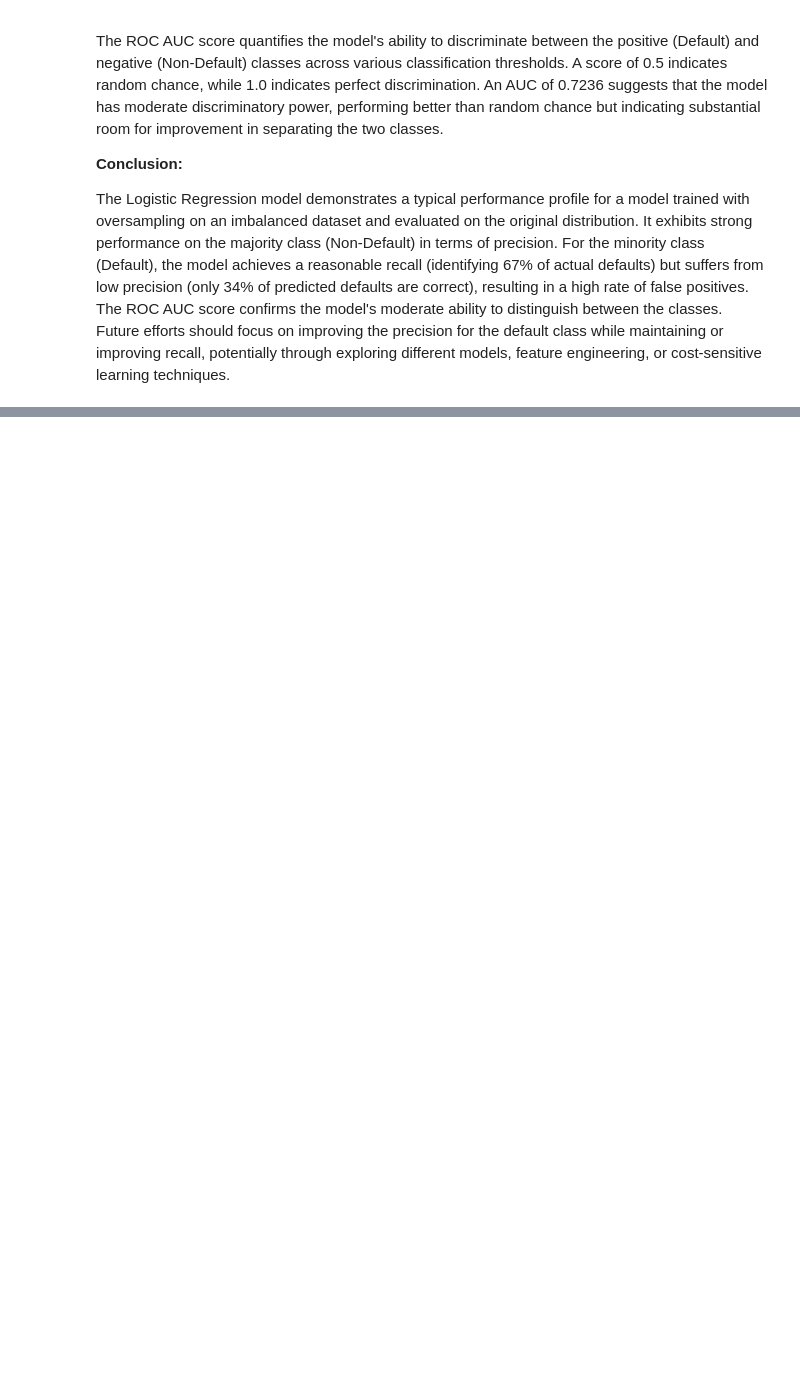
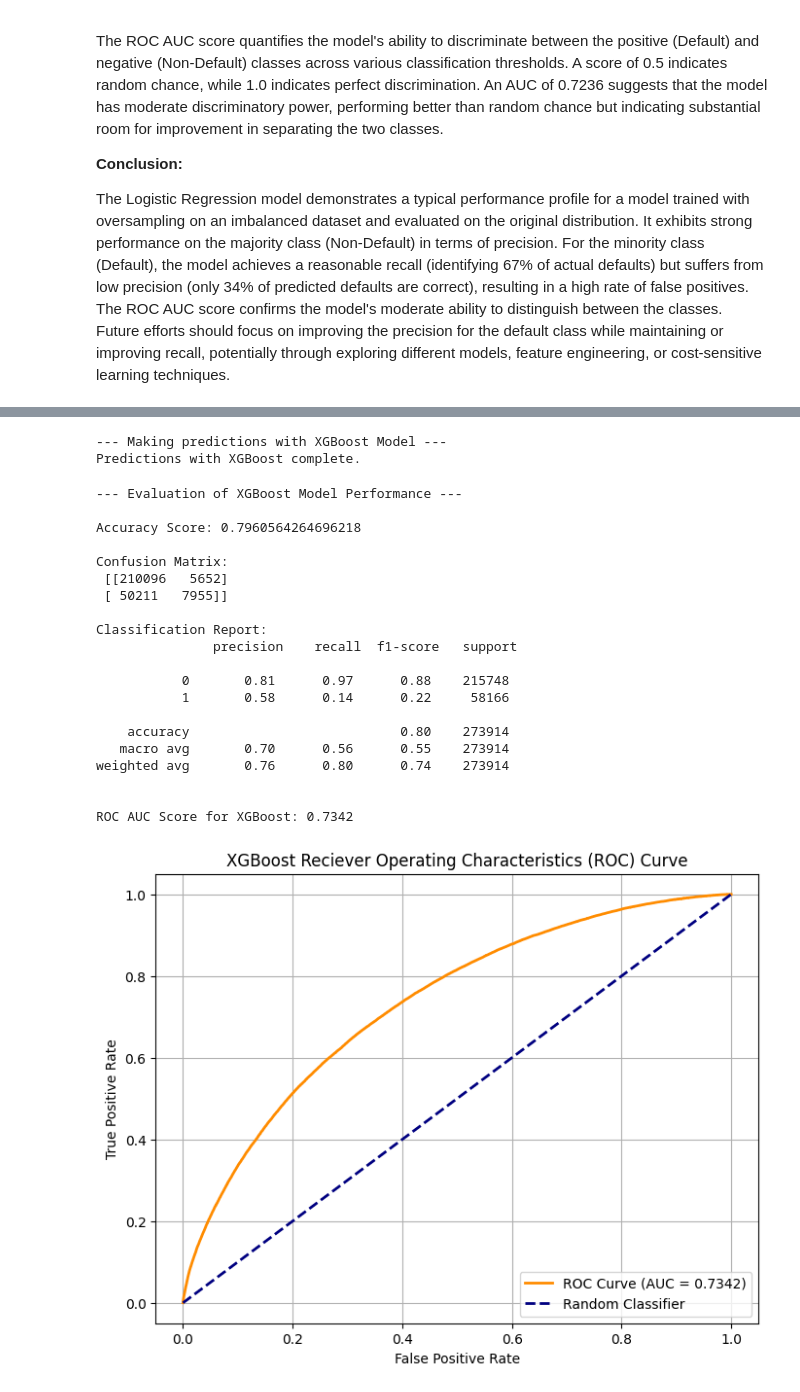
Before and after one commit to Siph0n2709/Credit-Risk-Prediction-ML, a Jupyter notebook: 03_Model_Training_and_Eval.ipynb, the cells around one changed output, grey strips where cells are left out. Cells and saved outputs as stored; diff of their text form; code cells hidden in the pictures; blank space fills up the shorter version.

Commit message:
Model Evaluation: Analyzed XGBoost performance and extracted feature importance

```diff
--- a/03_Model_Training_and_Eval.ipynb
+++ b/03_Model_Training_and_Eval.ipynb
@@ -630,0 +675,66 @@ The Logistic Regression model demonstrates a typical performance profile for a m
+# %%
+print("\n--- Making predictions with XGBoost Model ---")
+y_pred_xgb = xgb_model.predict(X_test)
+y_prob_xgb = xgb_model.predict_proba(X_test)[:, 1]  # Get probabilities for the positive class (1 = Default)
+print("Predictions with XGBoost complete.")
+# %% [output]
+--- Making predictions with XGBoost Model ---
+Predictions with XGBoost complete.
+# %%
+from sklearn.metrics import auc # should have been done at the start
+
+print("\n--- Evaluation of XGBoost Model Performance ---")
+
+print("\nAccuracy Score:", accuracy_score(y_test, y_pred_xgb))  # Accuracy
+print("\nConfusion Matrix:\n", confusion_matrix(y_test, y_pred_xgb))  # Confusion Matrix
+print("\nClassification Report:\n", classification_report(y_test, y_pred_xgb))  # Classification Report
+
+# ROC AUC Score for XGBoost
+roc_auc_xgb = roc_auc_score(y_test, y_prob_xgb)
+print(f"\nROC AUC Score for XGBoost: {roc_auc_xgb:.4f}")
+
+# Plot ROC Curve for XGBoost
+fpr_xgb, tpr_xgb, thresholds_xgb = roc_curve(y_test, y_prob_xgb)
+plt.figure(figsize=(8, 6))
+plt.plot(fpr_xgb, tpr_xgb, color='darkorange', lw=2, label=f'ROC Curve (AUC = {roc_auc_xgb:.4f})')
+plt.plot([0, 1], [0, 1], color='navy', lw=2, linestyle='--', label='Random Classifier')
+plt.xlabel("False Positive Rate")
+plt.ylabel("True Positive Rate")
+plt.title("XGBoost Reciever Operating Characteristics (ROC) Curve")
+plt.legend(loc='lower right')
+plt.grid(True)
+plt.show()
+
+# Precision-Recall Curve for XGBoost
+precision_xgb, recall_xgb, _ = precision_recall_curve(y_test, y_prob_xgb)
+pr_auc_xgb = auc(recall_xgb, precision_xgb)
+plt.figure(figsize=(8, 6))
+plt.plot(recall_xgb, precision_xgb, color='blue', lw=2, label=f'Precision-Recall Curve (AUC = {pr_auc_xgb:.4f})')
+plt.xlabel("Recall")
+plt.ylabel("Precision")
+plt.title("XGBoost Precision-Recall Curve")
+plt.legend(loc='lower left')
+plt.grid(True)
+plt.show()
+# %% [output]
+--- Evaluation of XGBoost Model Performance ---
+
+Accuracy Score: 0.7960564264696218
+
+Confusion Matrix:
+ [[210096   5652]
+ [ 50211   7955]]
+
+Classification Report:
+               precision    recall  f1-score   support
+
+           0       0.81      0.97      0.88    215748
+           1       0.58      0.14      0.22     58166
+
+    accuracy                           0.80    273914
+   macro avg       0.70      0.56      0.55    273914
+weighted avg       0.76      0.80      0.74    273914
+
+
+ROC AUC Score for XGBoost: 0.7342
+[figure, added]
```
Also changed, not shown: parts of 5 cells of this notebook.
